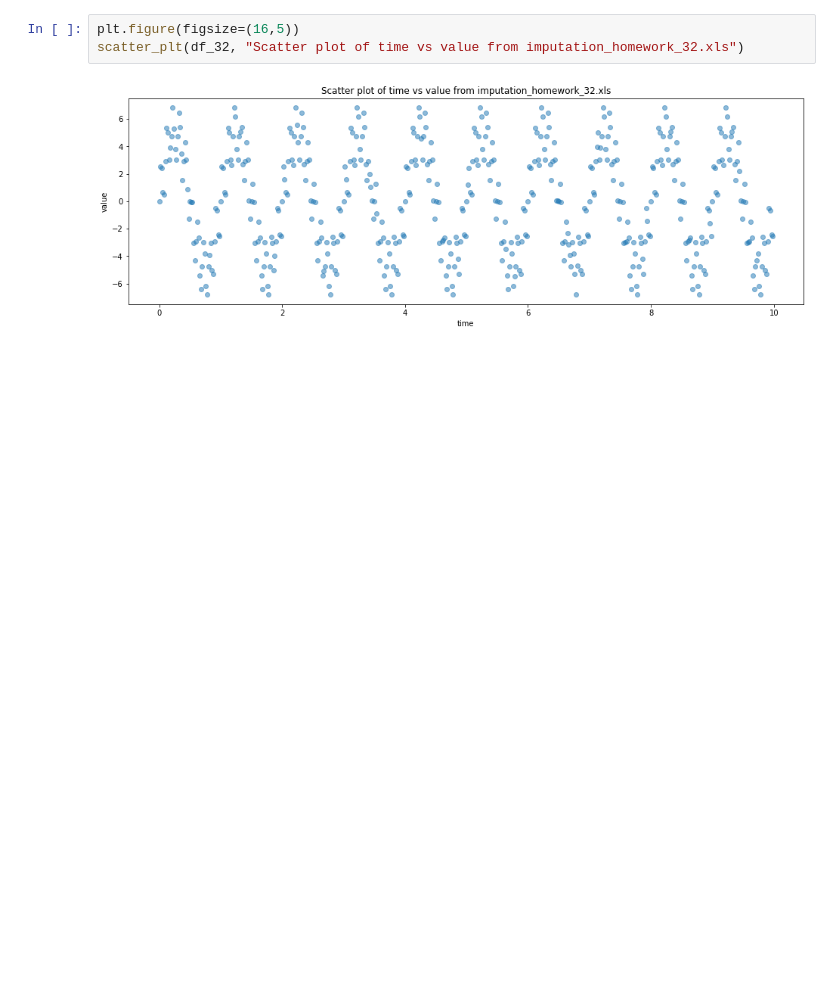
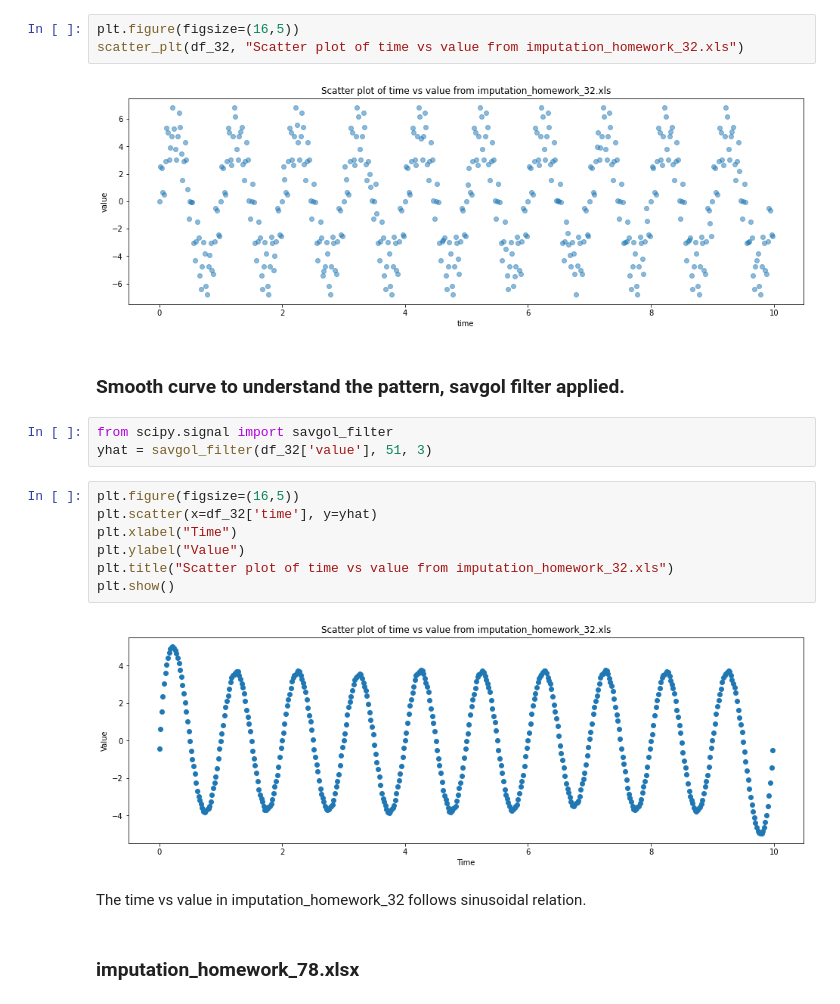
Before and after one commit to daksh-intwala/DATA_601, a Jupyter notebook: week12/homework/week12_hw_imputing_data.ipynb, the cells around one changed output. Drawn from its saved outputs; the diff is of its cells as text; blank space fills up the shorter version.

```diff
--- a/week12/homework/week12_hw_imputing_data.ipynb
+++ b/week12/homework/week12_hw_imputing_data.ipynb
@@ -179,6 +185,24 @@ plt.figure(figsize=(16,5))
 scatter_plt(df_32, "Scatter plot of time vs value from imputation_homework_32.xls")
 # %% [output]
 [figure]
+# %% [markdown]
+### Smooth curve to understand the pattern, savgol filter applied.
+# %%
+from scipy.signal import savgol_filter
+yhat = savgol_filter(df_32['value'], 51, 3)
+# %%
+plt.figure(figsize=(16,5))
+plt.scatter(x=df_32['time'], y=yhat)
+plt.xlabel("Time")
+plt.ylabel("Value")
+plt.title("Scatter plot of time vs value from imputation_homework_32.xls")
+plt.show()
+# %% [output]
+[figure, added]
+# %% [markdown]
+The time vs value in imputation_homework_32 follows sinusoidal relation.
+# %% [markdown]
+### imputation_homework_78.xlsx
 # %%
 plt.xticks(rotation=30)
 scatter_plt(df_78, "Scatter plot of date vs value from imputation_homework_78.xlsx")
```
Also changed, not shown: parts of 6 cells of this notebook.
